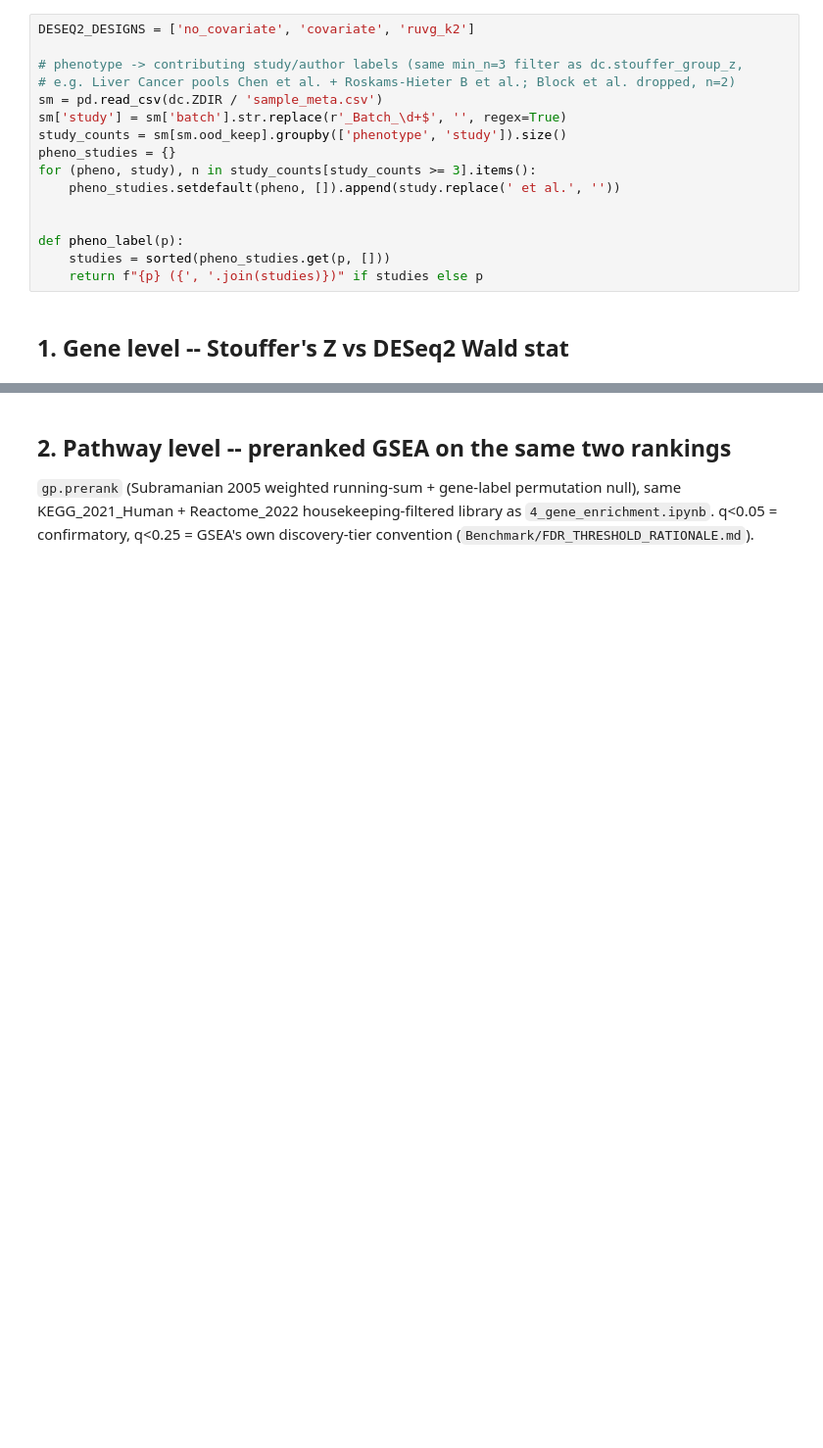
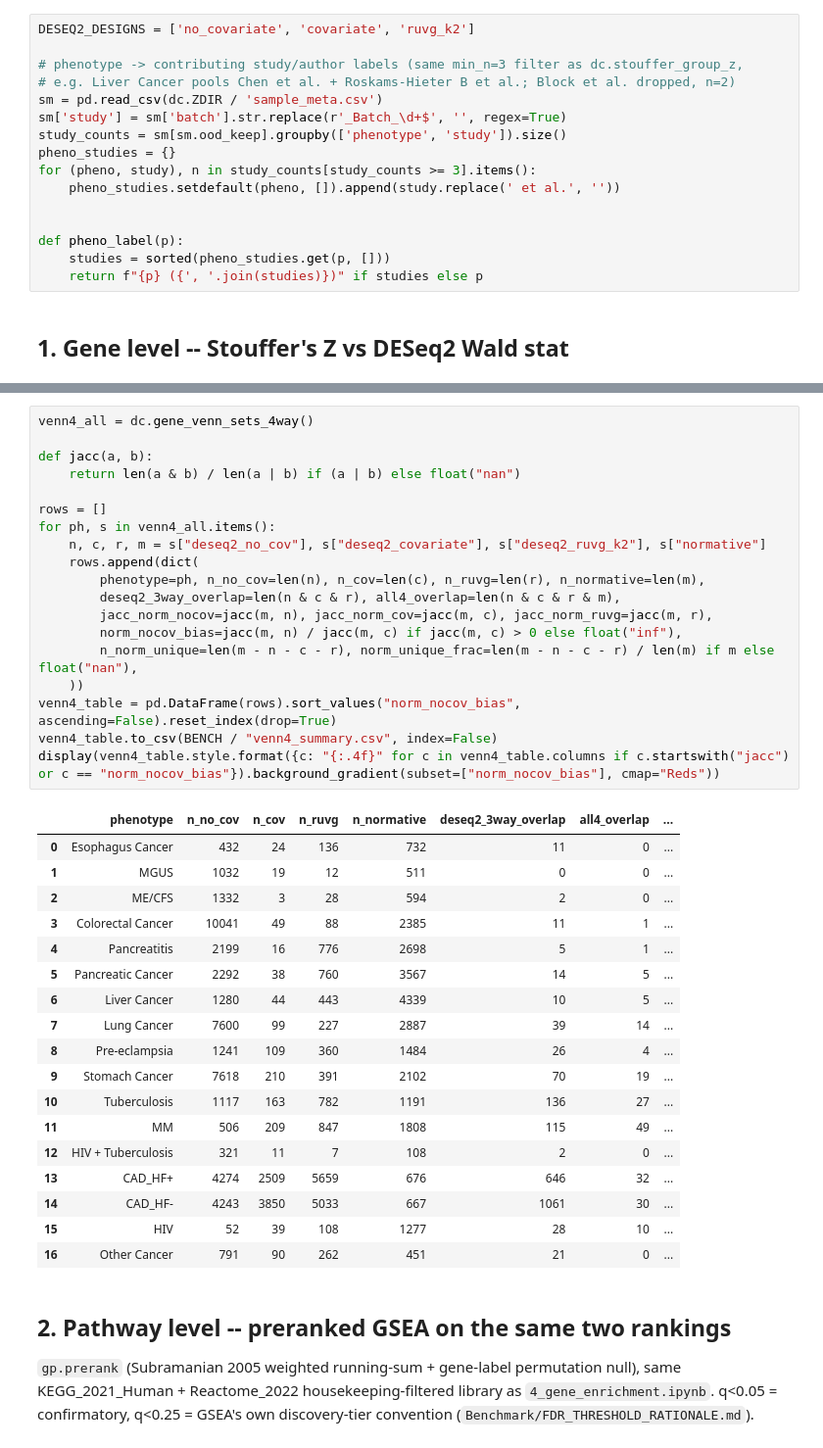
Before and after one commit to jmj3078/cfRNA_Disentaglement, a Jupyter notebook: MixedEffectsModeling/5_group_level_comparison.ipynb, the cells around one changed output, grey strips where cells are left out. Shown at 98% size. Drawn from its saved outputs; the diff is of its cells as text; blank space fills up the shorter version.

```diff
--- a/MixedEffectsModeling/5_group_level_comparison.ipynb
+++ b/MixedEffectsModeling/5_group_level_comparison.ipynb
@@ -163,3 +273,41 @@ display(gene_z_study[gene_z_study.phenotype == 'Liver Cancer'])
+# %%
+venn4_all = dc.gene_venn_sets_4way()
+
+def jacc(a, b):
+    return len(a & b) / len(a | b) if (a | b) else float("nan")
+
+rows = []
+for ph, s in venn4_all.items():
+    n, c, r, m = s["deseq2_no_cov"], s["deseq2_covariate"], s["deseq2_ruvg_k2"], s["normative"]
+    rows.append(dict(
+        phenotype=ph, n_no_cov=len(n), n_cov=len(c), n_ruvg=len(r), n_normative=len(m),
+        deseq2_3way_overlap=len(n & c & r), all4_overlap=len(n & c & r & m),
+        jacc_norm_nocov=jacc(m, n), jacc_norm_cov=jacc(m, c), jacc_norm_ruvg=jacc(m, r),
+        norm_nocov_bias=jacc(m, n) / jacc(m, c) if jacc(m, c) > 0 else float("inf"),
+        n_norm_unique=len(m - n - c - r), norm_unique_frac=len(m - n - c - r) / len(m) if m else float("nan"),
+    ))
+venn4_table = pd.DataFrame(rows).sort_values("norm_nocov_bias", ascending=False).reset_index(drop=True)
+venn4_table.to_csv(BENCH / "venn4_summary.csv", index=False)
+display(venn4_table.style.format({c: "{:.4f}" for c in venn4_table.columns if c.startswith("jacc") or c == "norm_nocov_bias"}).background_gradient(subset=["norm_nocov_bias"], cmap="Reds"))
+# %% [output]
+|  | phenotype | n_no_cov | n_cov | n_ruvg | n_normative | deseq2_3way_overlap | all4_overlap | ... |
+| 0 | Esophagus Cancer | 432 | 24 | 136 | 732 | 11 | 0 | ... |
+| 1 | MGUS | 1032 | 19 | 12 | 511 | 0 | 0 | ... |
+| 2 | ME/CFS | 1332 | 3 | 28 | 594 | 2 | 0 | ... |
+| 3 | Colorectal Cancer | 10041 | 49 | 88 | 2385 | 11 | 1 | ... |
+| 4 | Pancreatitis | 2199 | 16 | 776 | 2698 | 5 | 1 | ... |
+| 5 | Pancreatic Cancer | 2292 | 38 | 760 | 3567 | 14 | 5 | ... |
+| 6 | Liver Cancer | 1280 | 44 | 443 | 4339 | 10 | 5 | ... |
+| 7 | Lung Cancer | 7600 | 99 | 227 | 2887 | 39 | 14 | ... |
+| 8 | Pre-eclampsia | 1241 | 109 | 360 | 1484 | 26 | 4 | ... |
+| 9 | Stomach Cancer | 7618 | 210 | 391 | 2102 | 70 | 19 | ... |
+| 10 | Tuberculosis | 1117 | 163 | 782 | 1191 | 136 | 27 | ... |
+| 11 | MM | 506 | 209 | 847 | 1808 | 115 | 49 | ... |
+| 12 | HIV + Tuberculosis | 321 | 11 | 7 | 108 | 2 | 0 | ... |
+| 13 | CAD_HF+ | 4274 | 2509 | 5659 | 676 | 646 | 32 | ... |
+| 14 | CAD_HF- | 4243 | 3850 | 5033 | 667 | 1061 | 30 | ... |
+| 15 | HIV | 52 | 39 | 108 | 1277 | 28 | 10 | ... |
+| 16 | Other Cancer | 791 | 90 | 262 | 451 | 21 | 0 | ... |
 # %% [markdown]
 ## 2. Pathway level -- preranked GSEA on the same two rankings
 
```
Also changed, not shown: parts of 8 cells of this notebook, 22 other files.
